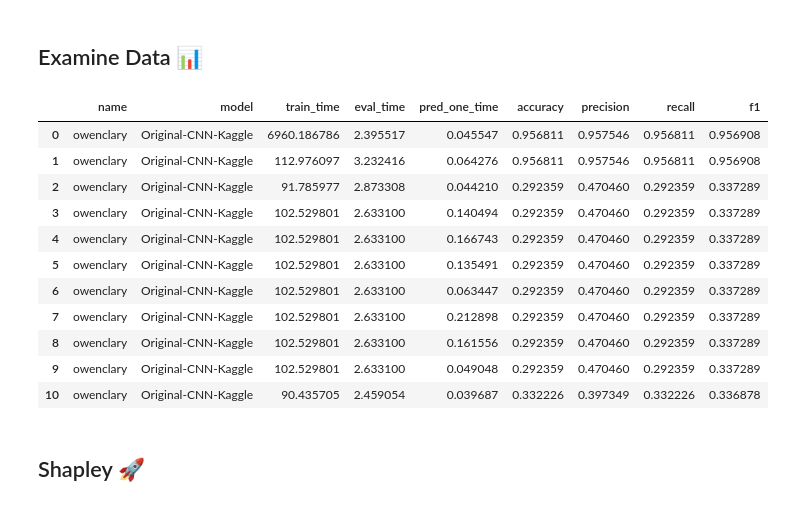
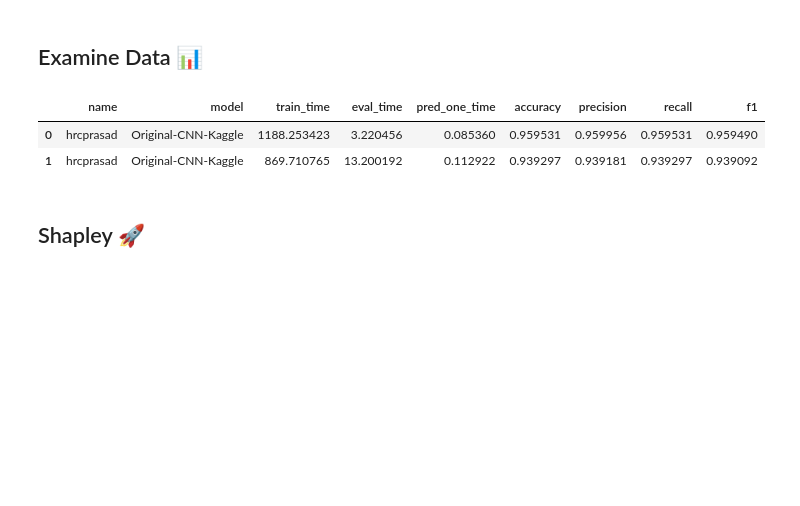
Before and after one commit to Fredericguth/x_ray_lewagon2024, a Jupyter notebook: notebooks/datascientist_deliverable.ipynb, the cells around one changed output. Saved outputs shown, nothing was run; the diff lists cells and outputs as text; code cells hidden in the pictures; blank space fills up the shorter version.

```diff
--- a/notebooks/datascientist_deliverable.ipynb
+++ b/notebooks/datascientist_deliverable.ipynb
@@ -431,21 +438,12 @@ log_model_metrics("metrics.txt", "results.csv", "Original-CNN-Kaggle", train_tim
 ## Examine Data 📊
 # %%
 # Read the results csv
-res = pd.read_csv('/Users/owenclary/code/Owencclary/x_ray_lewagon2024/notebooks/results.csv')
+res = pd.read_csv('/home/hrcprasad/code/hrcprasad/x_ray_lewagon2024/notebooks/results.csv')
 
 res
 # %% [output]
 |  | name | model | train_time | eval_time | pred_one_time | accuracy | precision | recall | f1 |
-| 0 | owenclary | Original-CNN-Kaggle | 6960.186786 | 2.395517 | 0.045547 | 0.956811 | 0.957546 | 0.956811 | 0.956908 |
-| 1 | owenclary | Original-CNN-Kaggle | 112.976097 | 3.232416 | 0.064276 | 0.956811 | 0.957546 | 0.956811 | 0.956908 |
-| 2 | owenclary | Original-CNN-Kaggle | 91.785977 | 2.873308 | 0.044210 | 0.292359 | 0.470460 | 0.292359 | 0.337289 |
-| 3 | owenclary | Original-CNN-Kaggle | 102.529801 | 2.633100 | 0.140494 | 0.292359 | 0.470460 | 0.292359 | 0.337289 |
-| 4 | owenclary | Original-CNN-Kaggle | 102.529801 | 2.633100 | 0.166743 | 0.292359 | 0.470460 | 0.292359 | 0.337289 |
-| 5 | owenclary | Original-CNN-Kaggle | 102.529801 | 2.633100 | 0.135491 | 0.292359 | 0.470460 | 0.292359 | 0.337289 |
-| 6 | owenclary | Original-CNN-Kaggle | 102.529801 | 2.633100 | 0.063447 | 0.292359 | 0.470460 | 0.292359 | 0.337289 |
-| 7 | owenclary | Original-CNN-Kaggle | 102.529801 | 2.633100 | 0.212898 | 0.292359 | 0.470460 | 0.292359 | 0.337289 |
-| 8 | owenclary | Original-CNN-Kaggle | 102.529801 | 2.633100 | 0.161556 | 0.292359 | 0.470460 | 0.292359 | 0.337289 |
-| 9 | owenclary | Original-CNN-Kaggle | 102.529801 | 2.633100 | 0.049048 | 0.292359 | 0.470460 | 0.292359 | 0.337289 |
-| 10 | owenclary | Original-CNN-Kaggle | 90.435705 | 2.459054 | 0.039687 | 0.332226 | 0.397349 | 0.332226 | 0.336878 |
+| 0 | hrcprasad | Original-CNN-Kaggle | 1188.253423 | 3.220456 | 0.085360 | 0.959531 | 0.959956 | 0.959531 | 0.959490 |
+| 1 | hrcprasad | Original-CNN-Kaggle | 869.710765 | 13.200192 | 0.112922 | 0.939297 | 0.939181 | 0.939297 | 0.939092 |
 # %% [markdown]
 ## Shapley  🚀
```
Also changed, not shown: parts of 16 cells of this notebook.
